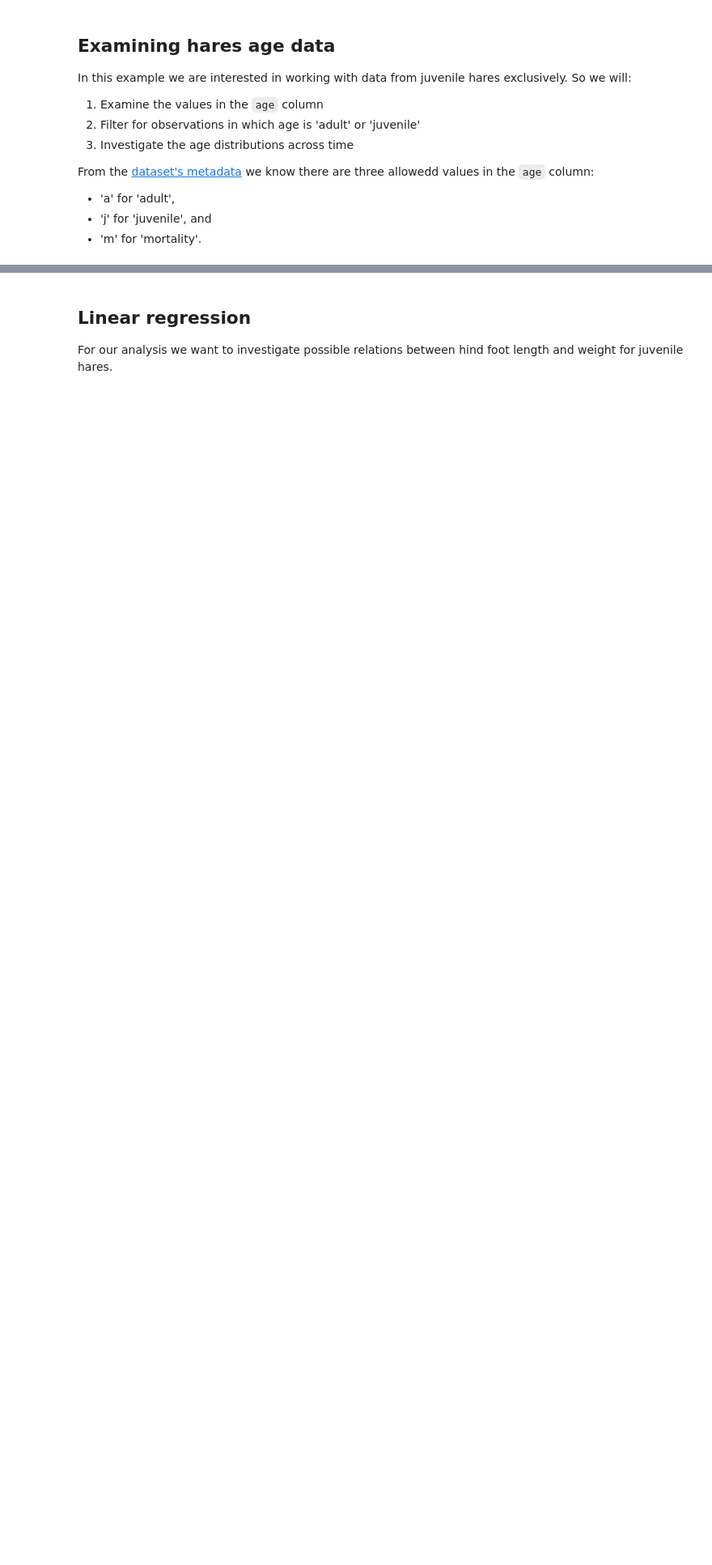
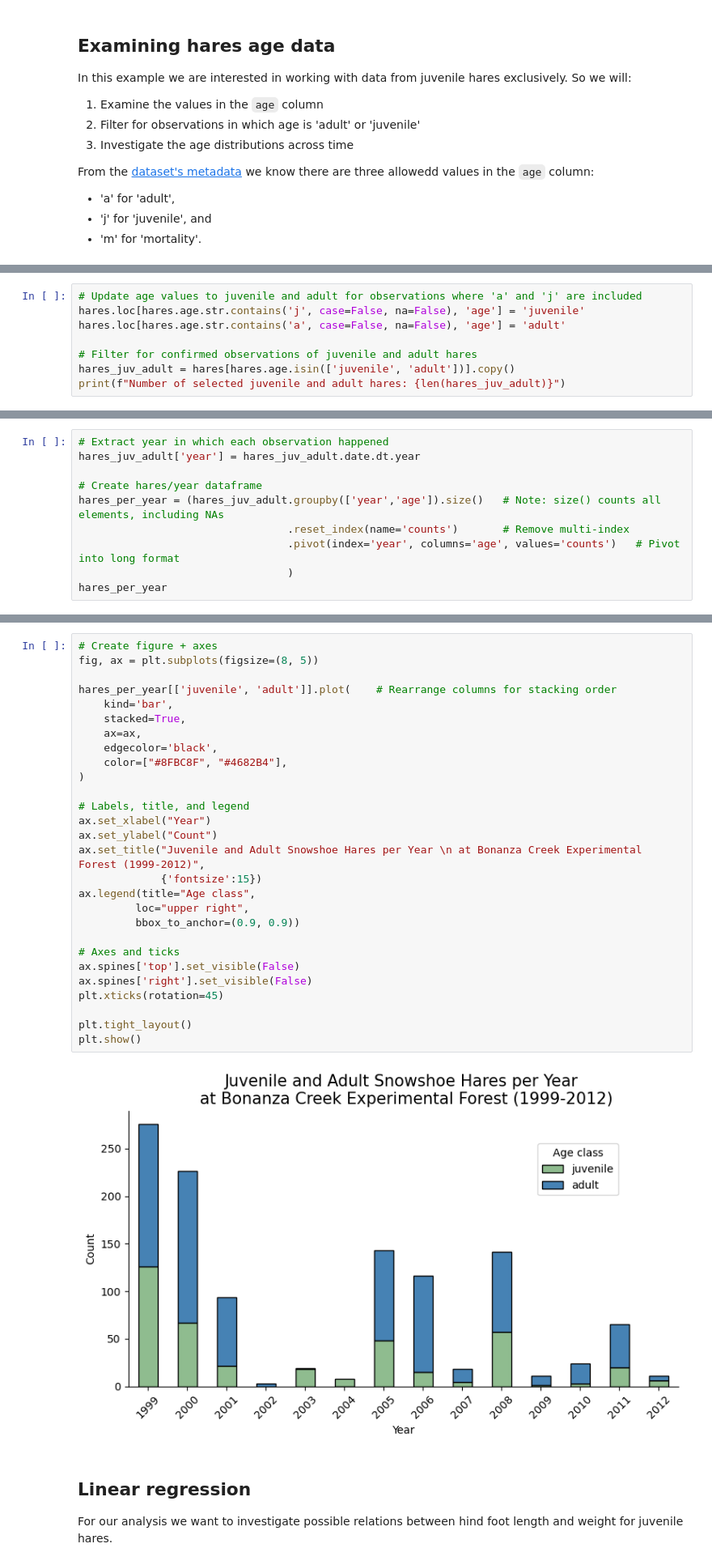
Before and after one commit to kylienewcomer/eds220-2025-in-class, a Jupyter notebook: week10-linear-regression-STUDENTS.ipynb, the cells around one changed output, grey strips where cells are left out. Shown at 81% size. Saved outputs shown, nothing was run; the diff lists cells and outputs as text; blank space fills up the shorter version.

Commit message:
linear regression with hare populations

```diff
--- a/week10-linear-regression-STUDENTS.ipynb
+++ b/week10-linear-regression-STUDENTS.ipynb
@@ -34,0 +69,8 @@ From the [dataset's metadata](https://portal.edirepository.org/nis/metadataviewe
+# %%
+# Update age values to juvenile and adult for observations where 'a' and 'j' are included
+hares.loc[hares.age.str.contains('j', case=False, na=False), 'age'] = 'juvenile'
+hares.loc[hares.age.str.contains('a', case=False, na=False), 'age'] = 'adult'
+
+# Filter for confirmed observations of juvenile and adult hares
+hares_juv_adult = hares[hares.age.isin(['juvenile', 'adult'])].copy()
+print(f"Number of selected juvenile and adult hares: {len(hares_juv_adult)}")
@@ -34,0 +79,10 @@ From the [dataset's metadata](https://portal.edirepository.org/nis/metadataviewe
+# %%
+# Extract year in which each observation happened
+hares_juv_adult['year'] = hares_juv_adult.date.dt.year
+
+# Create hares/year dataframe
+hares_per_year = (hares_juv_adult.groupby(['year','age']).size()   # Note: size() counts all elements, including NAs
+                                 .reset_index(name='counts')       # Remove multi-index
+                                 .pivot(index='year', columns='age', values='counts')   # Pivot into long format
+                                 )
+hares_per_year
@@ -35,3 +106,33 @@ From the [dataset's metadata](https://portal.edirepository.org/nis/metadataviewe
+# %%
+# Create figure + axes
+fig, ax = plt.subplots(figsize=(8, 5))
+
+hares_per_year[['juvenile', 'adult']].plot(    # Rearrange columns for stacking order
+    kind='bar',
+    stacked=True,
+    ax=ax,
+    edgecolor='black',
+    color=["#8FBC8F", "#4682B4"],
+)
+
+# Labels, title, and legend
+ax.set_xlabel("Year")
+ax.set_ylabel("Count")
+ax.set_title("Juvenile and Adult Snowshoe Hares per Year \n at Bonanza Creek Experimental Forest (1999-2012)",
+             {'fontsize':15})
+ax.legend(title="Age class",
+         loc="upper right",
+         bbox_to_anchor=(0.9, 0.9))
+
+# Axes and ticks
+ax.spines['top'].set_visible(False)
+ax.spines['right'].set_visible(False)
+plt.xticks(rotation=45)
+
+plt.tight_layout()
+plt.show()
+# %% [output]
+[figure, added]
 # %% [markdown]
 ## Linear regression
 
```
Also changed, not shown: parts of 9 cells of this notebook.
